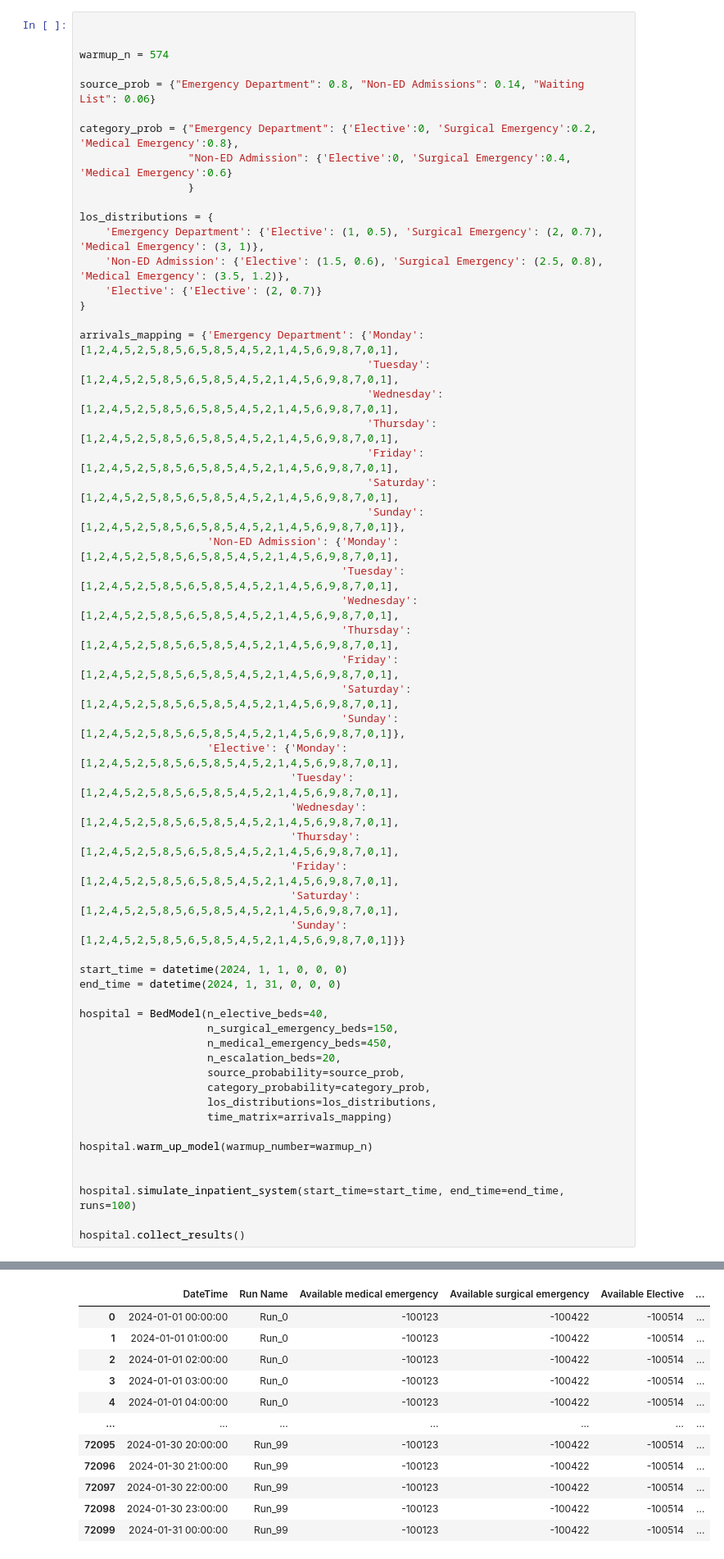
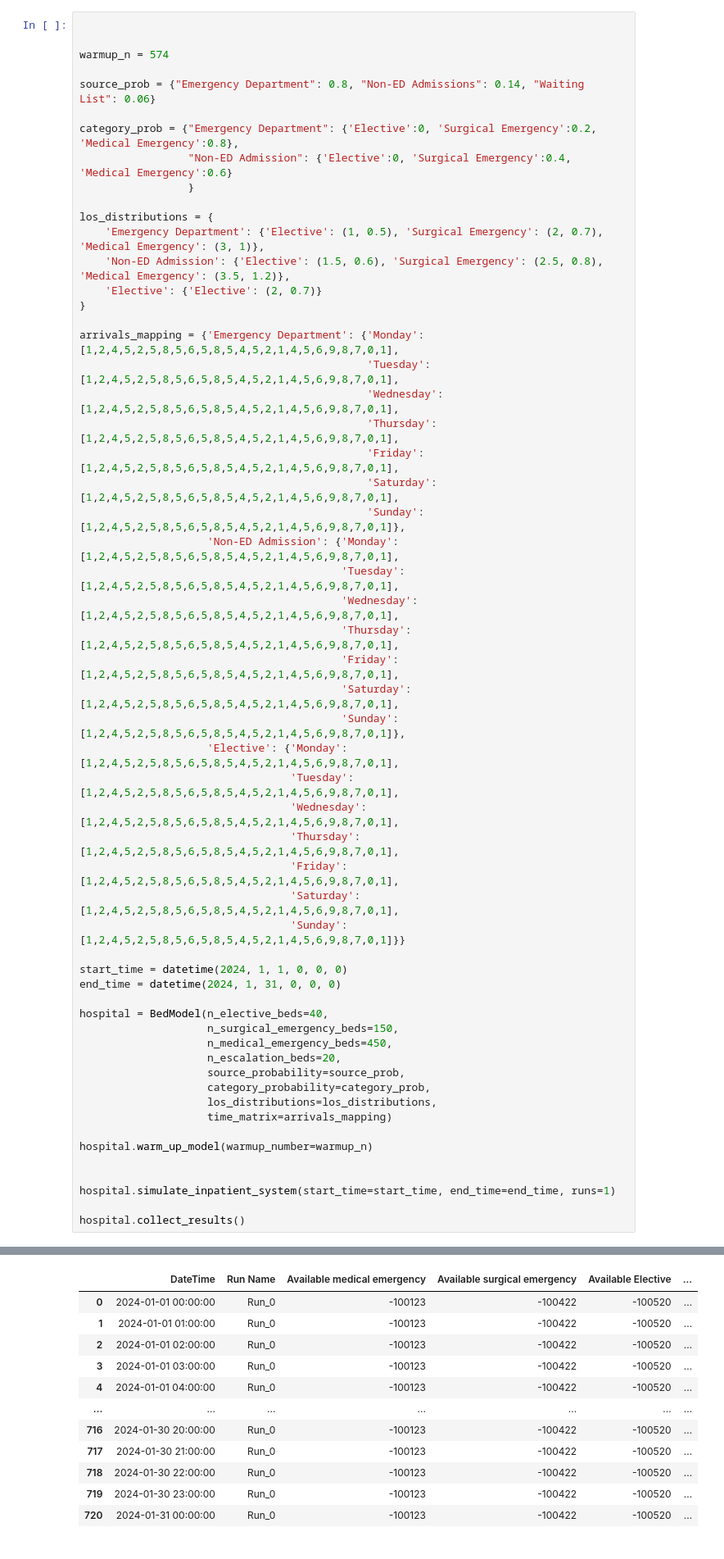
Before and after one commit to SomersetNHSFoundationTrust/BedModel, a Jupyter notebook: Bed Model.ipynb, the cells around one changed output, grey strips where cells are left out. Shown: that part at 82% size. Cells and saved outputs as stored; diff of their text form.

```diff
--- a/Bed Model.ipynb
+++ b/Bed Model.ipynb
@@ -614,7 +708,7 @@ hospital = BedModel(n_elective_beds=40,
 hospital.warm_up_model(warmup_number=warmup_n)
 
 
-hospital.simulate_inpatient_system(start_time=start_time, end_time=end_time, runs=100)
+hospital.simulate_inpatient_system(start_time=start_time, end_time=end_time, runs=1)
 
 hospital.collect_results()
 # %% [output]
@@ -621,12 +724,12 @@ hospital.collect_results()
 |  | DateTime | Run Name | Available medical emergency | Available surgical emergency | Available Elective | ... |
-| 0 | 2024-01-01 00:00:00 | Run_0 | -100123 | -100422 | -100514 | ... |
-| 1 | 2024-01-01 01:00:00 | Run_0 | -100123 | -100422 | -100514 | ... |
-| 2 | 2024-01-01 02:00:00 | Run_0 | -100123 | -100422 | -100514 | ... |
-| 3 | 2024-01-01 03:00:00 | Run_0 | -100123 | -100422 | -100514 | ... |
-| 4 | 2024-01-01 04:00:00 | Run_0 | -100123 | -100422 | -100514 | ... |
+| 0 | 2024-01-01 00:00:00 | Run_0 | -100123 | -100422 | -100520 | ... |
+| 1 | 2024-01-01 01:00:00 | Run_0 | -100123 | -100422 | -100520 | ... |
+| 2 | 2024-01-01 02:00:00 | Run_0 | -100123 | -100422 | -100520 | ... |
+| 3 | 2024-01-01 03:00:00 | Run_0 | -100123 | -100422 | -100520 | ... |
+| 4 | 2024-01-01 04:00:00 | Run_0 | -100123 | -100422 | -100520 | ... |
 | ... | ... | ... | ... | ... | ... | ... |
-| 72095 | 2024-01-30 20:00:00 | Run_99 | -100123 | -100422 | -100514 | ... |
-| 72096 | 2024-01-30 21:00:00 | Run_99 | -100123 | -100422 | -100514 | ... |
-| 72097 | 2024-01-30 22:00:00 | Run_99 | -100123 | -100422 | -100514 | ... |
-| 72098 | 2024-01-30 23:00:00 | Run_99 | -100123 | -100422 | -100514 | ... |
-| 72099 | 2024-01-31 00:00:00 | Run_99 | -100123 | -100422 | -100514 | ... |
+| 716 | 2024-01-30 20:00:00 | Run_0 | -100123 | -100422 | -100520 | ... |
+| 717 | 2024-01-30 21:00:00 | Run_0 | -100123 | -100422 | -100520 | ... |
+| 718 | 2024-01-30 22:00:00 | Run_0 | -100123 | -100422 | -100520 | ... |
+| 719 | 2024-01-30 23:00:00 | Run_0 | -100123 | -100422 | -100520 | ... |
+| 720 | 2024-01-31 00:00:00 | Run_0 | -100123 | -100422 | -100520 | ... |
```
Also changed, not shown: parts of 2 cells of this notebook.
